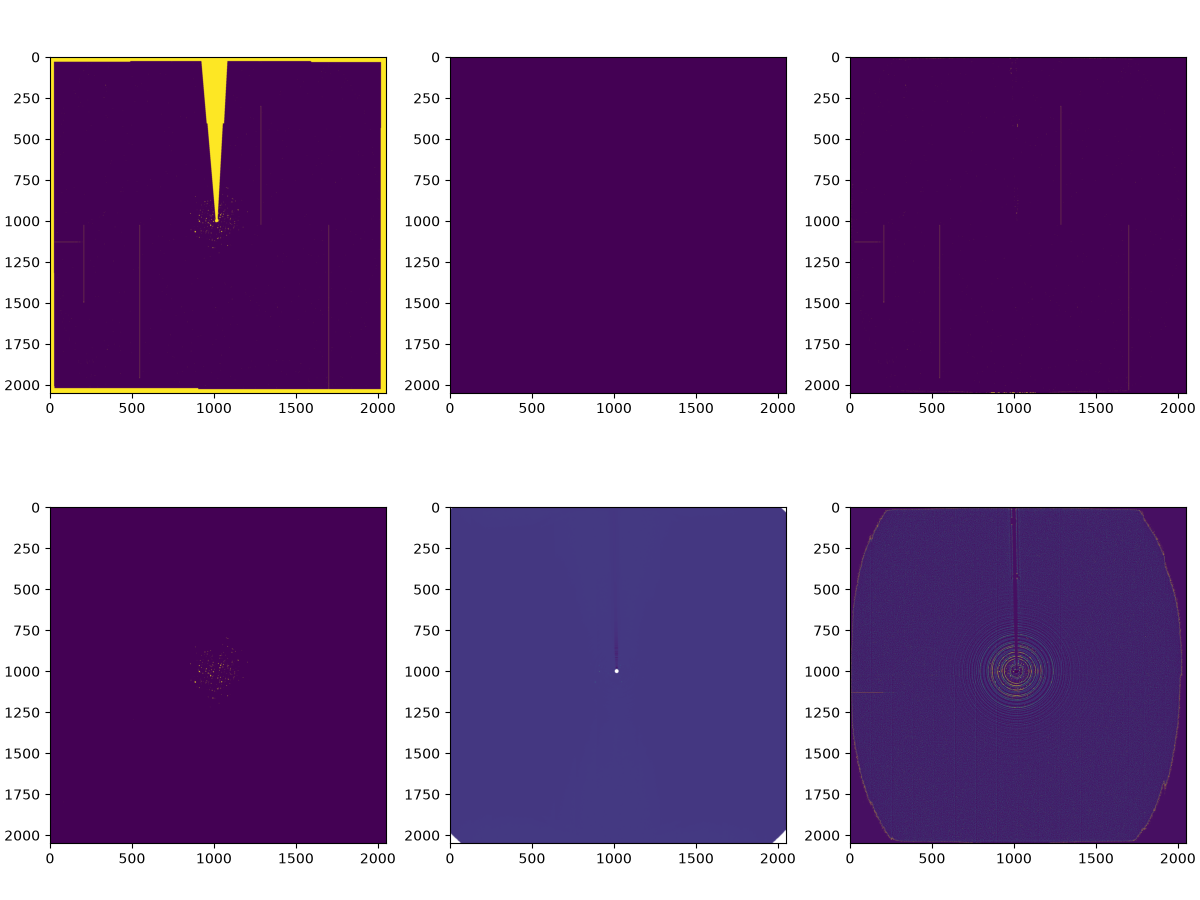
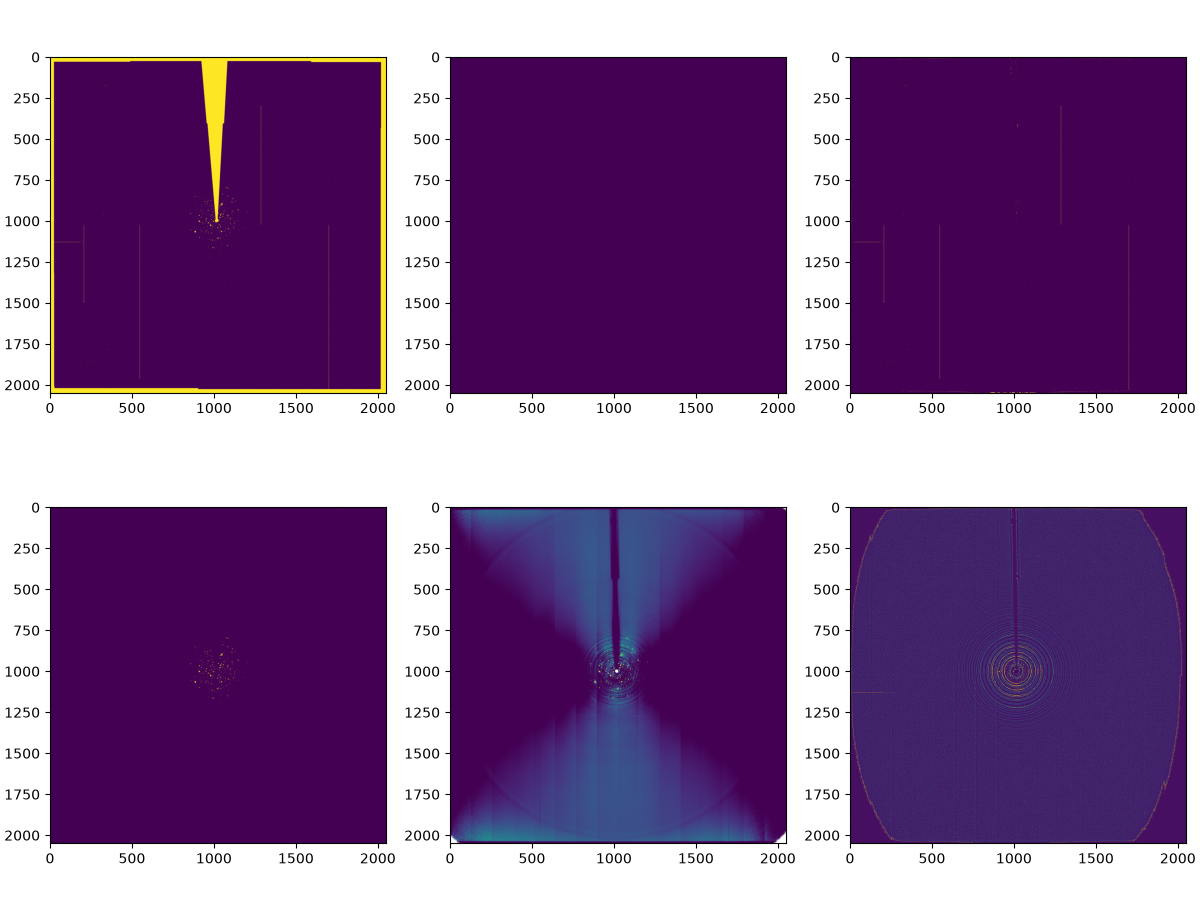
Code edit (unified diff) that turned the first committed figure into the second:
--- before
+++ after
@@ -4,5 +4,5 @@
 ax1[0,2].imshow(gen.dead_mask)
 ax1[1,0].imshow(gen.radial_mask)
-ax1[1,1].imshow(gen.radial_zscore)
+ax1[1,1].imshow(gen.radial_zscore, vmin=-0.2, vmax=4.5)
 ax1[1,2].imshow(gen.local_zscore, vmin=-0.2, vmax=4.5)
 

Commit: batch auto mask